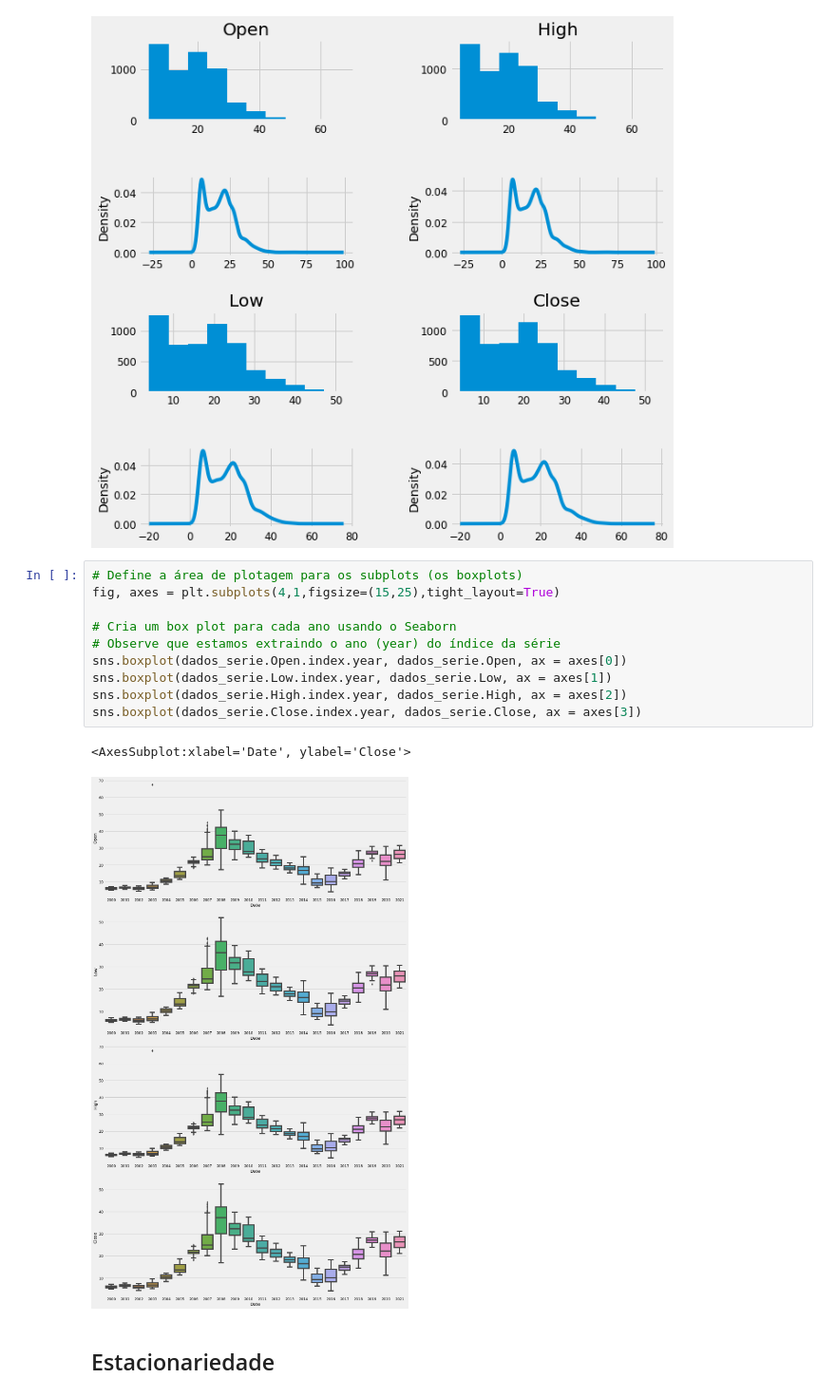
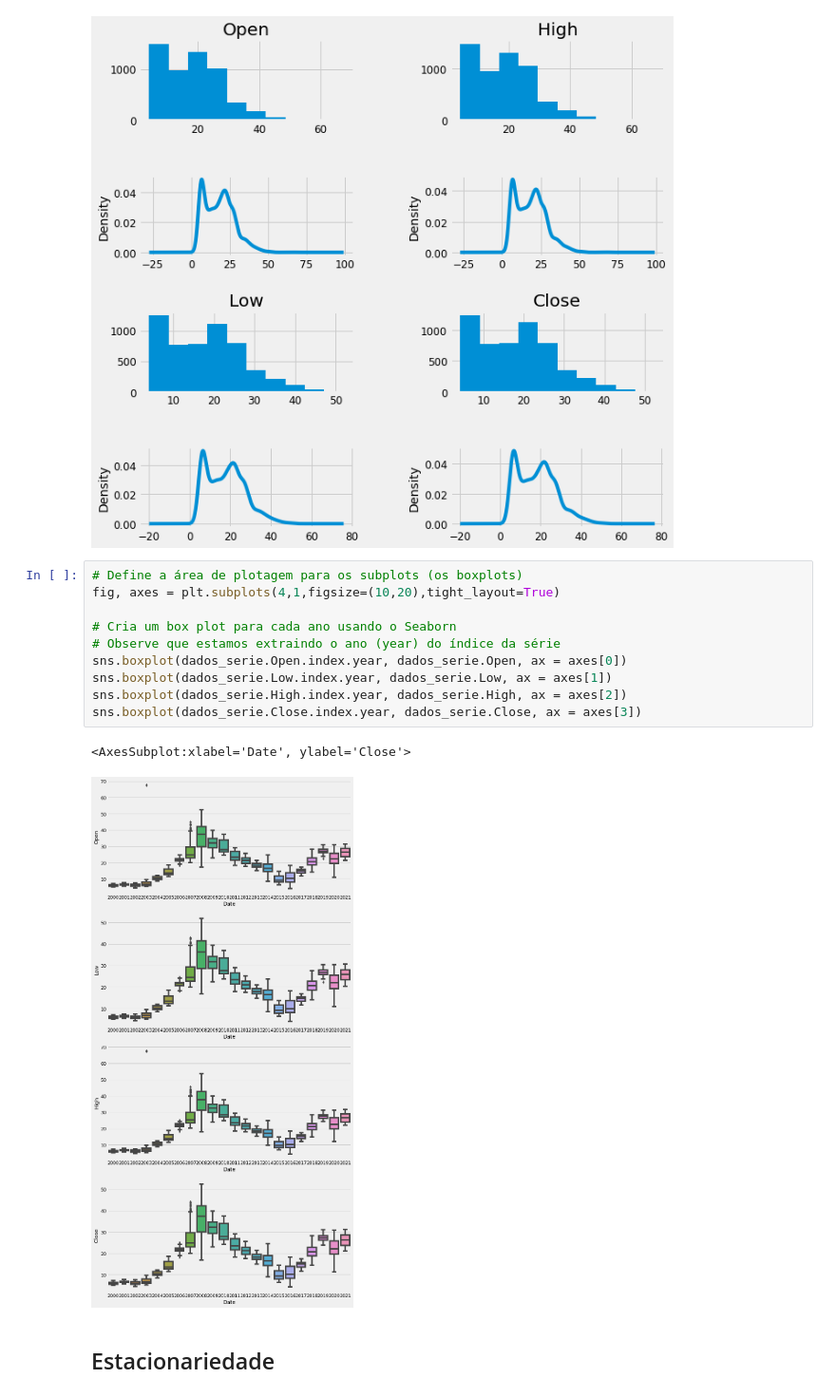
Before and after one commit to siqandressa/DSA, a Jupyter notebook: Análise e predição das ações de ibvespa - Petr4.ipynb, the cells around one changed output. Shown: that part at 95% size. Saved outputs shown, nothing was run; the diff lists cells and outputs as text.

```diff
--- a/Análise e predição das ações de ibvespa - Petr4.ipynb
+++ b/Análise e predição das ações de ibvespa - Petr4.ipynb
@@ -162,17 +172,17 @@ plt.show()
 [figure]
 # %%
 # Define a área de plotagem para os subplots (os boxplots)
-fig, axes = plt.subplots(4,1,figsize=(15,25),tight_layout=True)
+fig, axes = plt.subplots(4,1,figsize=(10,20),tight_layout=True)
 
 # Cria um box plot para cada ano usando o Seaborn
 # Observe que estamos extraindo o ano (year) do índice da série
 sns.boxplot(dados_serie.Open.index.year, dados_serie.Open, ax = axes[0])
 sns.boxplot(dados_serie.Low.index.year, dados_serie.Low, ax = axes[1])
 sns.boxplot(dados_serie.High.index.year, dados_serie.High, ax = axes[2])
 sns.boxplot(dados_serie.Close.index.year, dados_serie.Close, ax = axes[3])
 # %% [output]
 <AxesSubplot:xlabel='Date', ylabel='Close'>
-[figure, old version]
+[figure, new version]
 # %% [markdown]
 ## Estacionariedade
 # %%
```
Also changed, not shown: parts of 39 cells of this notebook, 1 other file.
